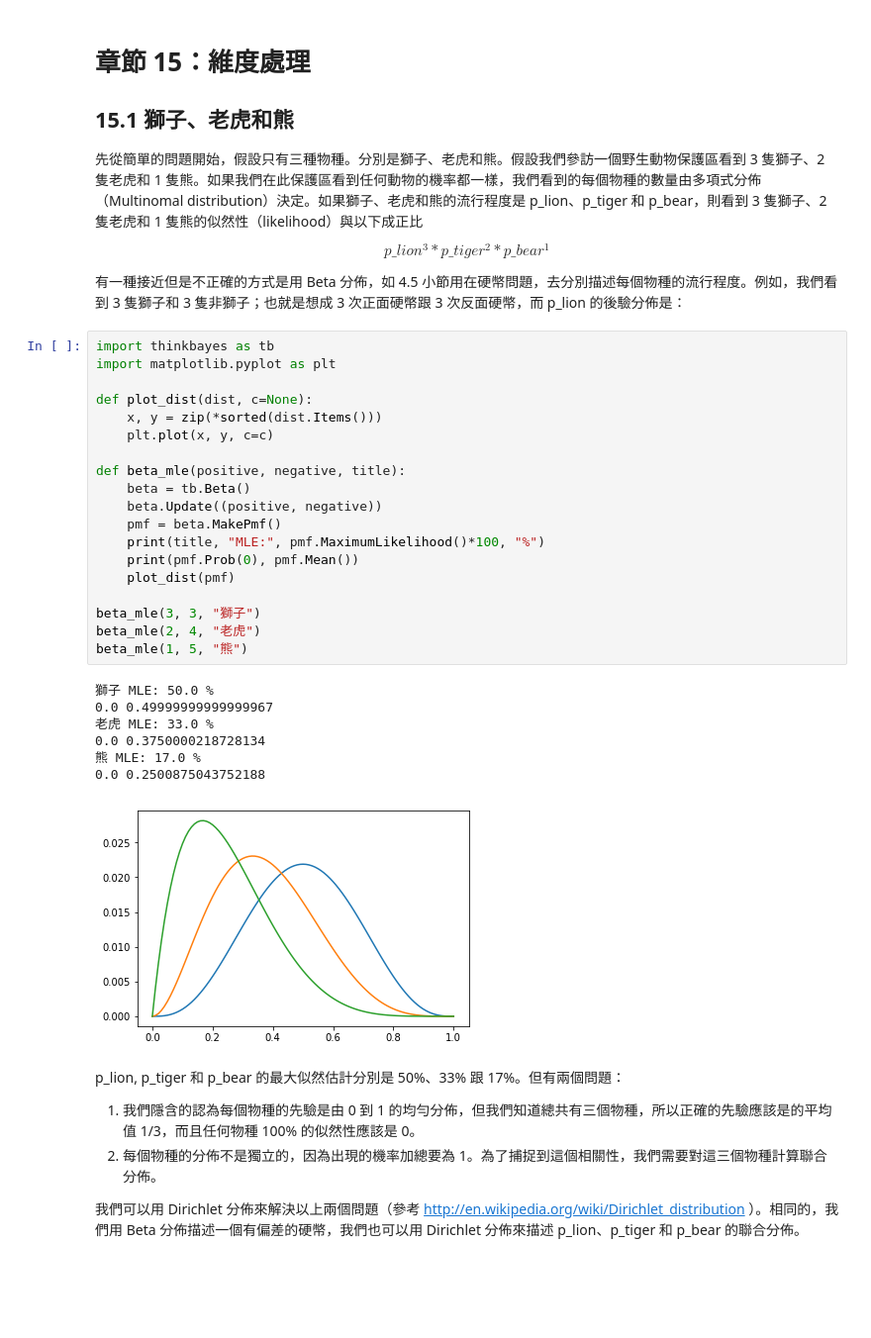
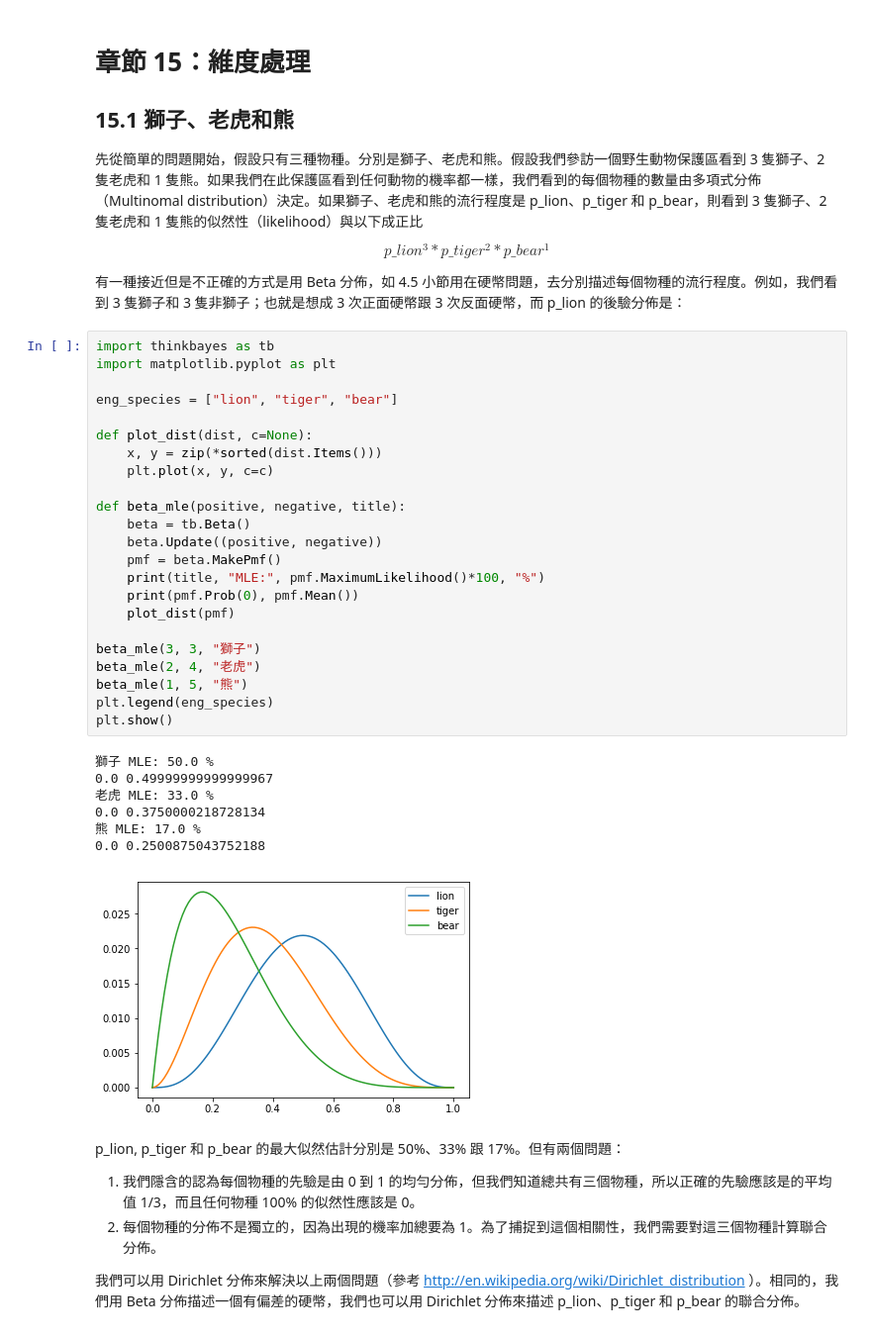
Before and after one commit to 18fanfan/mandarin_think_bayes, a Jupyter notebook: chapter_15.2.ipynb, the cells around one changed output. Shown at 99% size. Saved outputs shown, nothing was run; the diff lists cells and outputs as text; blank space fills up the shorter version.

```diff
--- a/chapter_15.2.ipynb
+++ b/chapter_15.2.ipynb
@@ -5,36 +5,40 @@
 
 先從簡單的問題開始，假設只有三種物種。分別是獅子、老虎和熊。假設我們參訪一個野生動物保護區看到 3 隻獅子、2 隻老虎和 1 隻熊。如果我們在此保護區看到任何動物的機率都一樣，我們看到的每個物種的數量由多項式分佈（Multinomal distribution）決定。如果獅子、老虎和熊的流行程度是 p_lion、p_tiger 和 p_bear，則看到 3 隻獅子、2 隻老虎和 1 隻熊的似然性（likelihood）與以下成正比
 
-$$ p\_lion^3 * p\_tiger^2 * p\_bear^1$$
+$$ p\_lion^3 * p\_tiger^2 * p\_bear^1 $$
 
 有一種接近但是不正確的方式是用 Beta 分佈，如 4.5 小節用在硬幣問題，去分別描述每個物種的流行程度。例如，我們看到 3 隻獅子和 3 隻非獅子；也就是想成 3 次正面硬幣跟 3 次反面硬幣，而 p_lion 的後驗分佈是：
 # %%
 import thinkbayes as tb
 import matplotlib.pyplot as plt
+
+eng_species = ["lion", "tiger", "bear"]
 
 def plot_dist(dist, c=None):
     x, y = zip(*sorted(dist.Items()))
     plt.plot(x, y, c=c)
 
 def beta_mle(positive, negative, title):
     beta = tb.Beta()
     beta.Update((positive, negative))
     pmf = beta.MakePmf()
     print(title, "MLE:", pmf.MaximumLikelihood()*100, "%")
     print(pmf.Prob(0), pmf.Mean())
     plot_dist(pmf)
 
 beta_mle(3, 3, "獅子")
 beta_mle(2, 4, "老虎")
 beta_mle(1, 5, "熊")
+plt.legend(eng_species)
+plt.show()
 # %% [output]
 獅子 MLE: 50.0 %
 0.0 0.49999999999999967
 老虎 MLE: 33.0 %
 0.0 0.3750000218728134
 熊 MLE: 17.0 %
 0.0 0.2500875043752188
-[figure, old version]
+[figure, new version]
 # %% [markdown]
 p_lion, p_tiger 和 p_bear 的最大似然估計分別是 50%、33% 跟 17%。但有兩個問題：
 
```
Also changed, not shown: parts of 6 cells of this notebook.
